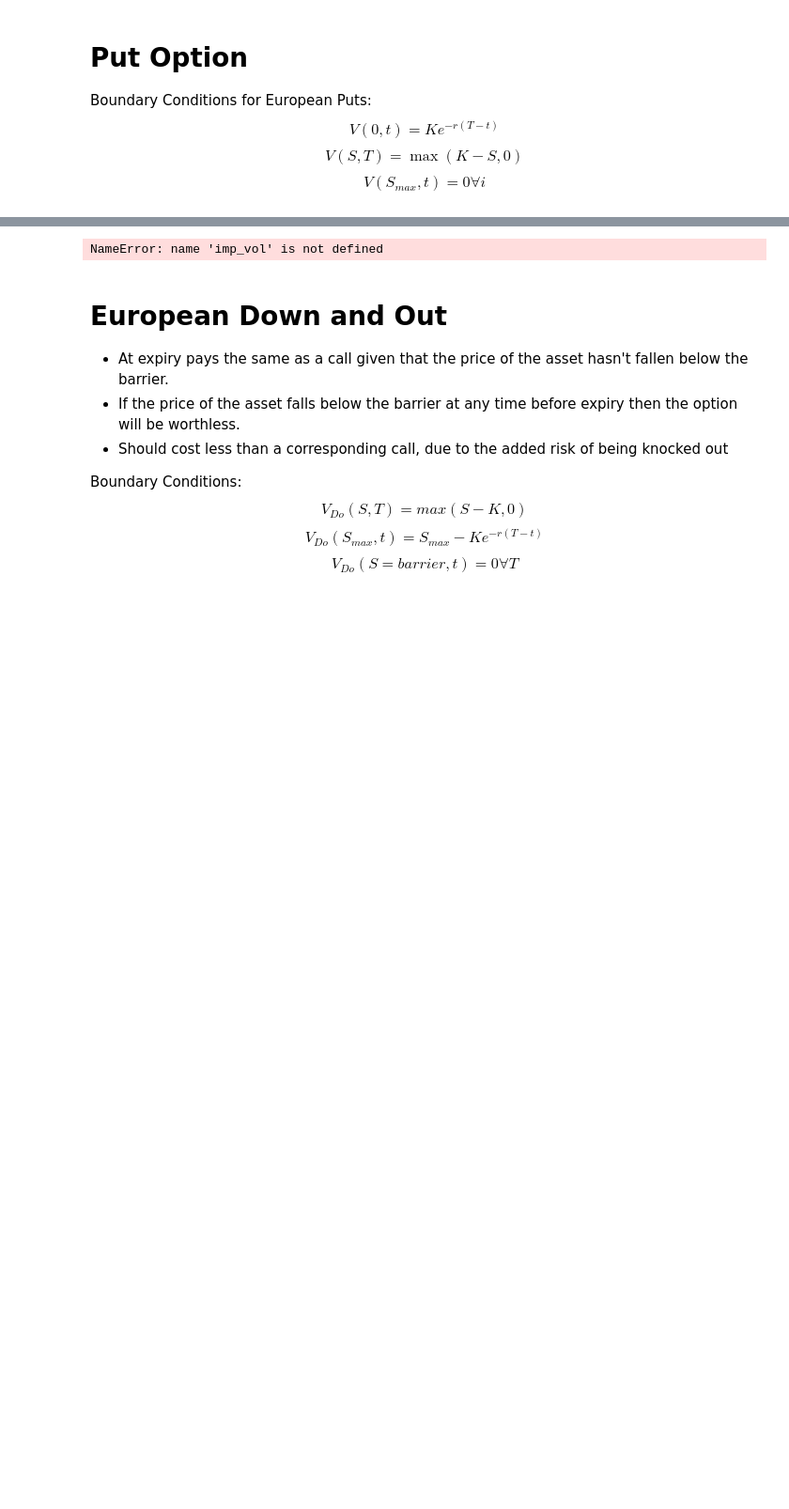
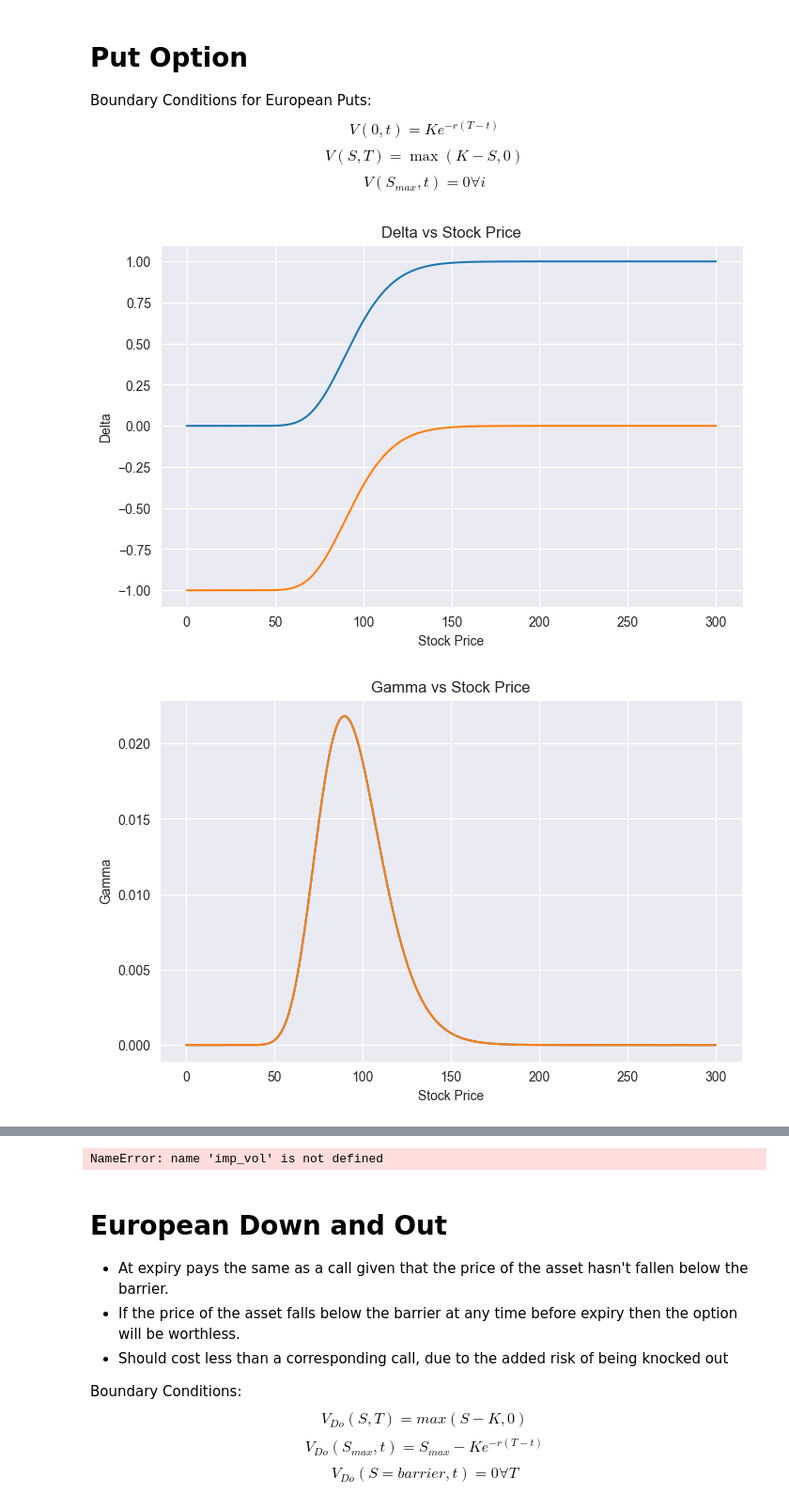
Before and after one commit to syalc1234/finalYearProject, a Jupyter notebook: BSE_Explicit_CN.ipynb, the cells around one changed output, grey strips where cells are left out. Shown at 94% size. Cells and saved outputs as stored; diff of their text form; code cells hidden in the pictures; blank space fills up the shorter version.

```diff
--- a/BSE_Explicit_CN.ipynb
+++ b/BSE_Explicit_CN.ipynb
@@ -188,12 +193,3 @@ def plot_bse(Grid, T, S):
 risk_free_rate, time_to_exp, strike_K, close = get_contract_information("AAPL260109C00267500")
 # %% [output]
 NameError: name 'imp_vol' is not defined
-# %%
-Grid, T, S, t = bse_exp_call(0.2440057306393271, risk_free_rate, time_to_exp, strike_K, 25000, 0.75, close)
-
-plot_bse(Grid, T, S)
-
-spl = sp.interpolate.CubicSpline(S, Grid[0, :])
-
-print(" Explicit Price: ",float (spl(271.01)))
-print("Analytical Price: ",bse_analytical(sigma, risk_free_rate, time_to_exp, strike_K, close, option_type="call"))
@@ -261,3 +255,30 @@ def bse_exp_put(sigma, risk_free_rate, time_to_exp, K, N, spatial_step, S0):
   end = time.time()
   time_taken = end - start
   return Grid, t,S, time_taken
+# %%
+sigma = 0.2
+r = 0.05
+T = 1.0
+K = 100
+S0 = 100
+
+N = 25000
+spatial_step = 1.0
+delta_t = T/N
+
+Grid, T, S, t = bse_exp_call(sigma, r, 1.0, K, N, spatial_step, S0)
+Grid_, T_, S_, t_ = bse_exp_put(sigma, r, 1.0, K, N, spatial_step, S0)
+
+delta, theta, gamma  = calculate_delta_gamma_theta(Grid, delta_t, S)
+delta_, theta_, gamma_  = calculate_delta_gamma_theta(Grid_, delta_t, S_)
+# %%
+import Greeks
+import importlib
+importlib.reload(Greeks.main)
+
+from Greeks.main import calculate_delta_gamma_theta, plot_greeks
+
+plot_greeks(delta,delta_, theta,theta_, gamma,gamma_, S, S)
+# %% [output]
+[figure, added]
+[figure, added]
```
Also changed, not shown: parts of 4 cells of this notebook, 14 other files.
